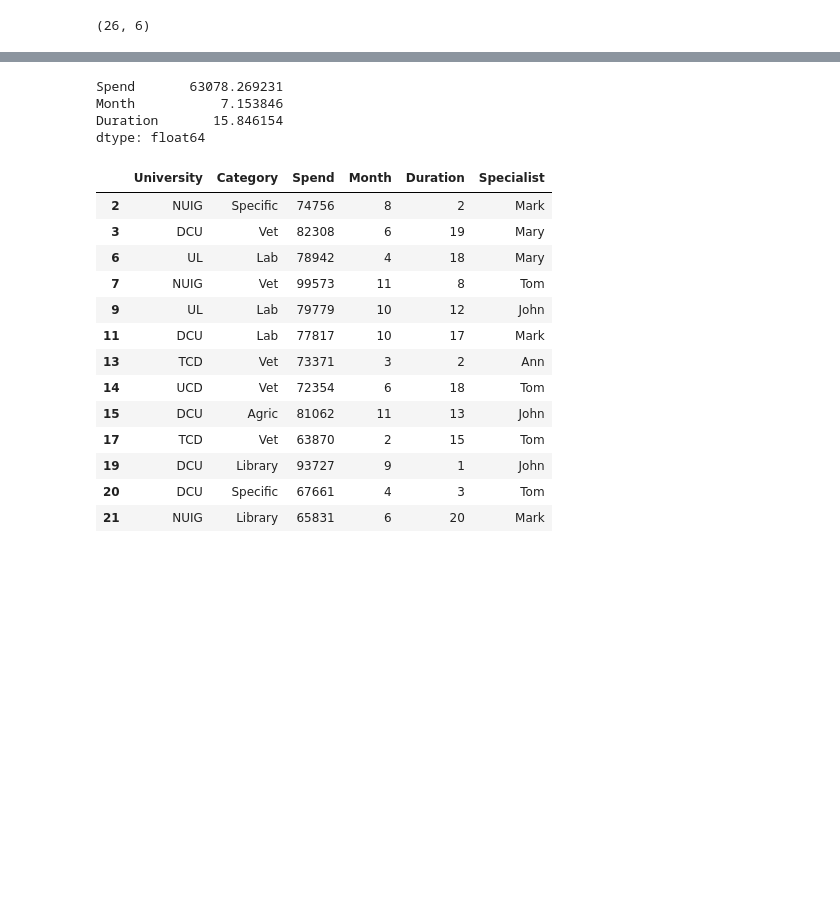
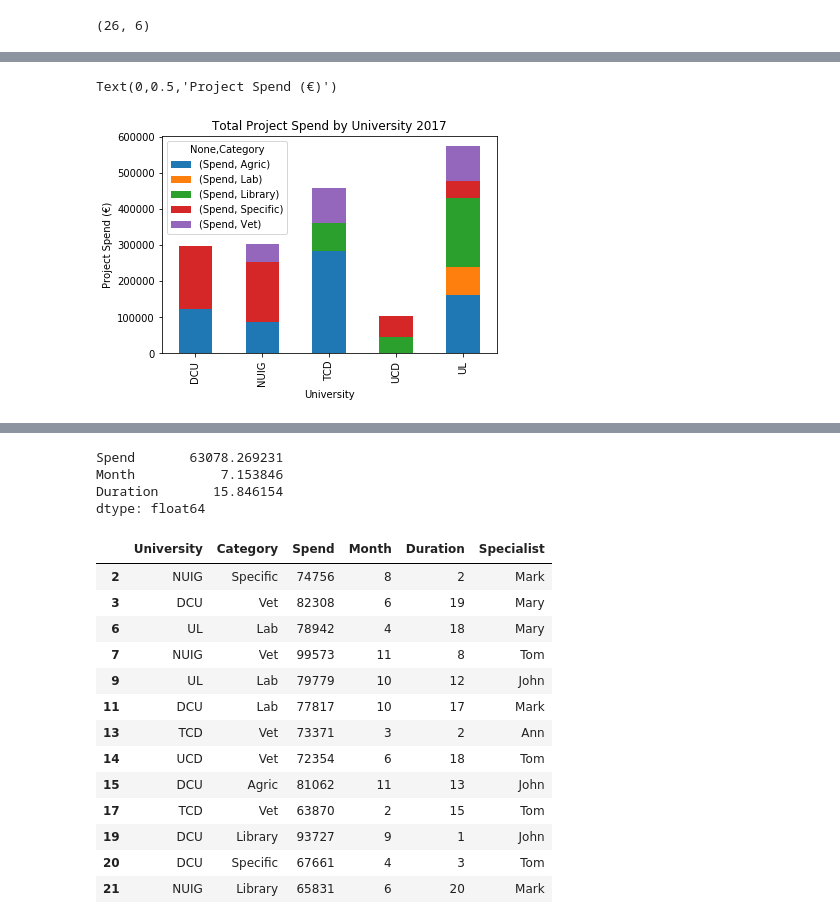
Before and after one commit to colettegallagher/simulating-data, a Jupyter notebook: Simulating Data.ipynb, the cells around one changed output, grey strips where cells are left out. Saved outputs shown, nothing was run; the diff lists cells and outputs as text; code cells hidden in the pictures; blank space fills up the shorter version.

```diff
--- a/Simulating Data.ipynb
+++ b/Simulating Data.ipynb
@@ -86,0 +165,3 @@ data.describe()
+# %%
+customers = data[['University','Category','Spend','Start']]
+customers.head()
@@ -86,0 +175,3 @@ data.describe()
+# %%
+category_group=customers.groupby(['University','Category']).sum()
+category_group.head()
@@ -86,0 +197,7 @@ data.describe()
+# %%
+my_plot = category_group.unstack().plot(kind='bar',stacked=True,title="Total Project Spend by University 2017")
+my_plot.set_xlabel("University")
+my_plot.set_ylabel("Project Spend (€)")
+# %% [output]
+Text(0,0.5,'Project Spend (€)')
+[figure, added]
```
Also changed, not shown: parts of 21 cells of this notebook, 1 other file.
